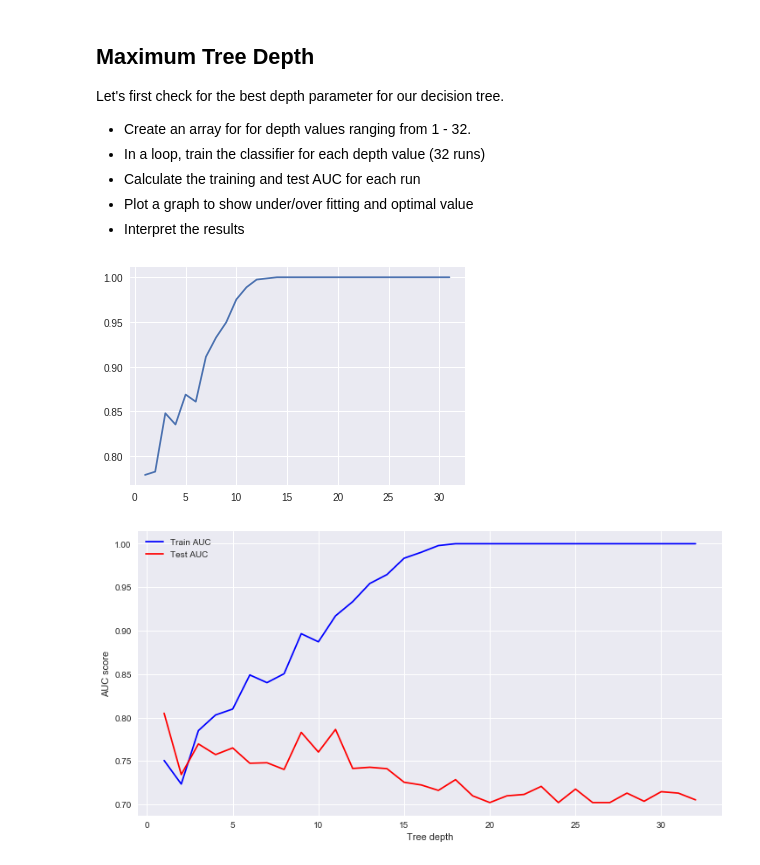
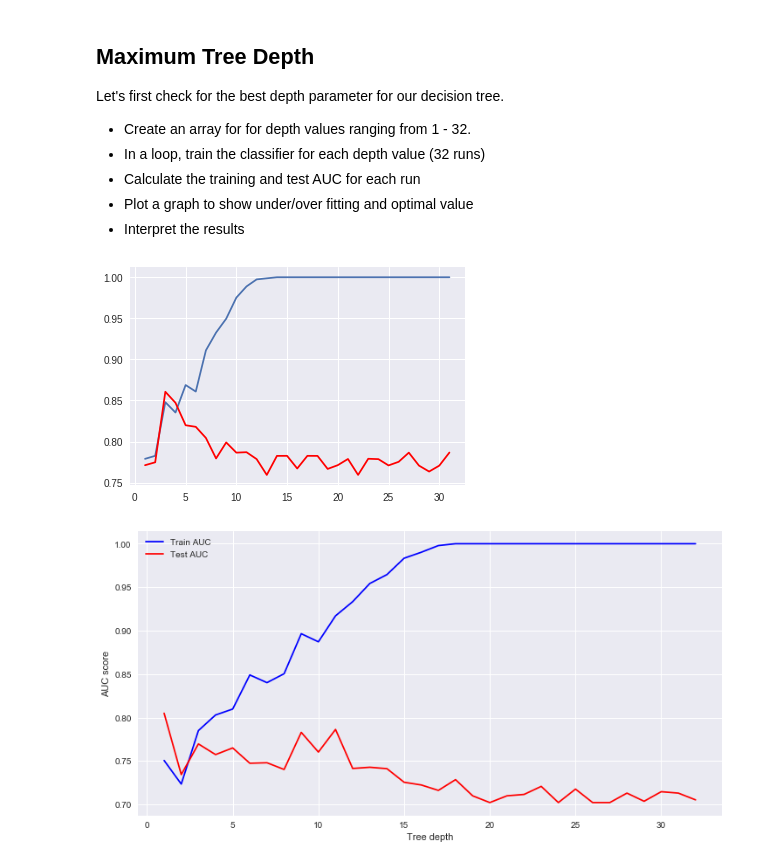
Before and after one commit to graceh3/dsc-3-31-08-decision-tree-pruning-hyperparameter-optimization-lab-nyc-ds-career-012819, a Jupyter notebook: index.ipynb, the cells around one changed output. Saved outputs shown, nothing was run; the diff lists cells and outputs as text; code cells hidden in the pictures.

```diff
--- a/index.ipynb
+++ b/index.ipynb
@@ -130,10 +130,10 @@ for d in depths:
     test_aucs.append(auc(fp, tp))
 # %%
 plt.plot(depths, training_aucs, '-')
-plt.plot(depths, test_aucs, '-')
+plt.plot(depths, test_aucs, '-', color = 'red')
 plt.show()
 # %% [output]
-[figure, old version]
+[figure, new version]
 # %%
 # Identify the optimal tree depth for given data
 depths = np.arange(1,32)
```
